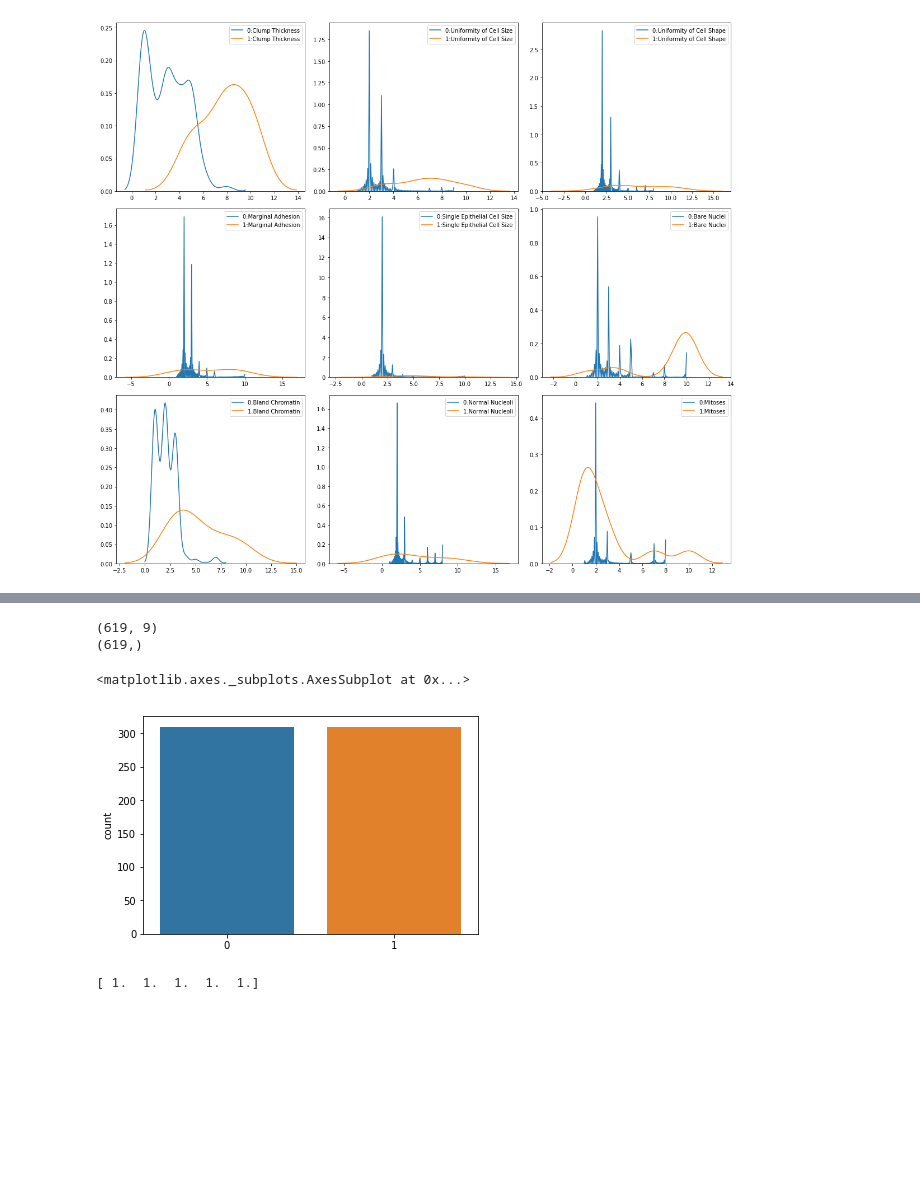
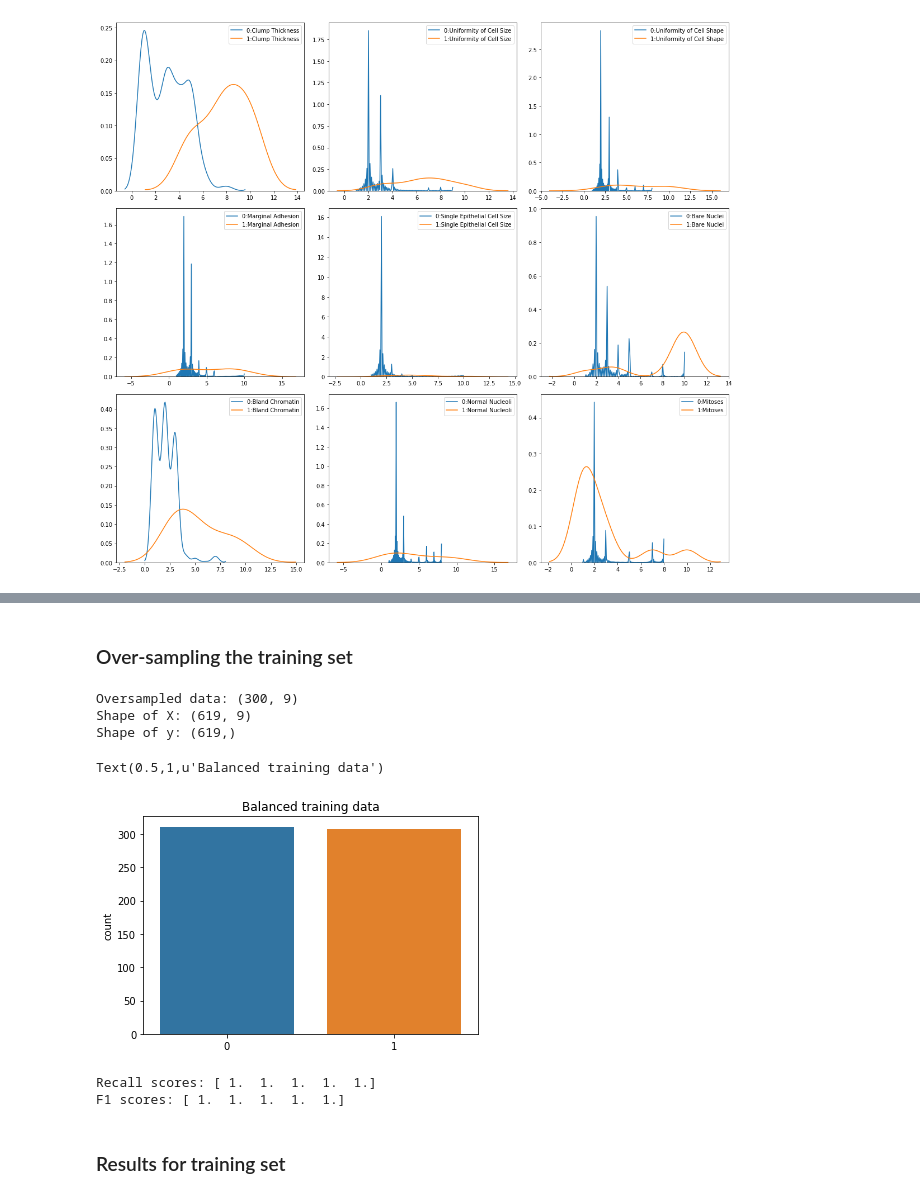
Before and after one commit to anushamohan/python_machine_learning, a Jupyter notebook: cross-validation.ipynb, the cells around one changed output, grey strips where cells are left out. Cells and saved outputs as stored; diff of their text form; code cells hidden in the pictures; blank space fills up the shorter version.

```diff
--- a/cross-validation.ipynb
+++ b/cross-validation.ipynb
@@ -13,7 +18,8 @@ from sklearn.model_selection import train_test_split, cross_val_score, cross_val
 
 %matplotlib inline
 # %%
-new_data = pd.read_csv('Downloads/data_updated.csv', index_col=0)
-new_data.shape
+new_data = pd.read_csv('data/data_updated.csv', index_col=0)
+print new_data.shape
+new_data.head()
 # %% [output]
 (456, 10)
@@ -62,6 +80,6 @@ def metrics(true, preds):
 # %%
-x_train, x_test, y_train, y_test = train_test_split(new_data.drop('Class', axis=1), new_data['Class'], test_size = 0.30, random_state=84)
-rf = RandomForestClassifier()
+x_train, x_test, y_train, y_test = train_test_split(new_data.drop('Class', axis=1), new_data['Class'], test_size = 0.30, random_state=42, stratify=new_data['Class'])
+rf = RandomForestClassifier(n_estimators=5, random_state=12)
 rf.fit(x_train, y_train)
 # %% [output]
 RandomForestClassifier(bootstrap=True, class_weight=None, criterion='gini',
@@ -79,3 +96,5 @@ accuracy: 0.992700729927, recall: 0.5, precision: 1.0
+# %% [markdown]
+### Over-sampling the training set
 # %%
 y_train = y_train.reshape(-1)
 x = x_train.copy()
@@ -84,17 +103,19 @@ y_train_malignant_indices = np.where(y == 1)[0]
 sample_indices = np.random.choice(y_train_malignant_indices, 300, replace=True)
 # %%
 oversampled_data = x.iloc[sample_indices]
-oversampled_data.shape
+print 'Oversampled data: {}'.format(oversampled_data.shape)
 x = pd.concat([x_train, oversampled_data])
-print x.shape
+print 'Shape of X: {}'.format(x.shape)
 y_train_sampled = y[sample_indices]
 y = np.append(y, y_train_sampled, axis=0)
-print y.shape
+print 'Shape of y: {}'.format(y.shape)
 # %% [output]
-(619, 9)
-(619,)
+Oversampled data: (300, 9)
+Shape of X: (619, 9)
+Shape of y: (619,)
 # %%
 sns.countplot(y)
+plt.title('Balanced training data')
 # %% [output]
-<matplotlib.axes._subplots.AxesSubplot at 0x...>
+Text(0.5,1,u'Balanced training data')
-[figure, old version]
+[figure, new version]
@@ -103,7 +122,13 @@ rf = RandomForestClassifier()
-# %%
-scores = cross_val_score(rf, x, y, scoring='recall', cv=5)
-print scores
-# %% [output]
-[ 1.  1.  1.  1.  1.]
+# %%
+rf = RandomForestClassifier(n_estimators=5, random_state=12)
+recall_scores = cross_val_score(rf, x, y, scoring='recall', cv=5)
+f1_scores = cross_val_score(rf, x,y, scoring='f1', cv=5)
+print 'Recall scores: {}'.format(recall_scores)
+print 'F1 scores: {}'.format(f1_scores)
+# %% [output]
+Recall scores: [ 1.  1.  1.  1.  1.]
+F1 scores: [ 1.  1.  1.  1.  1.]
+# %% [markdown]
+### Results for training set
 # %%
 preds = cross_val_predict(rf, x, y, cv=5)
```
Also changed, not shown: parts of 24 cells of this notebook.
